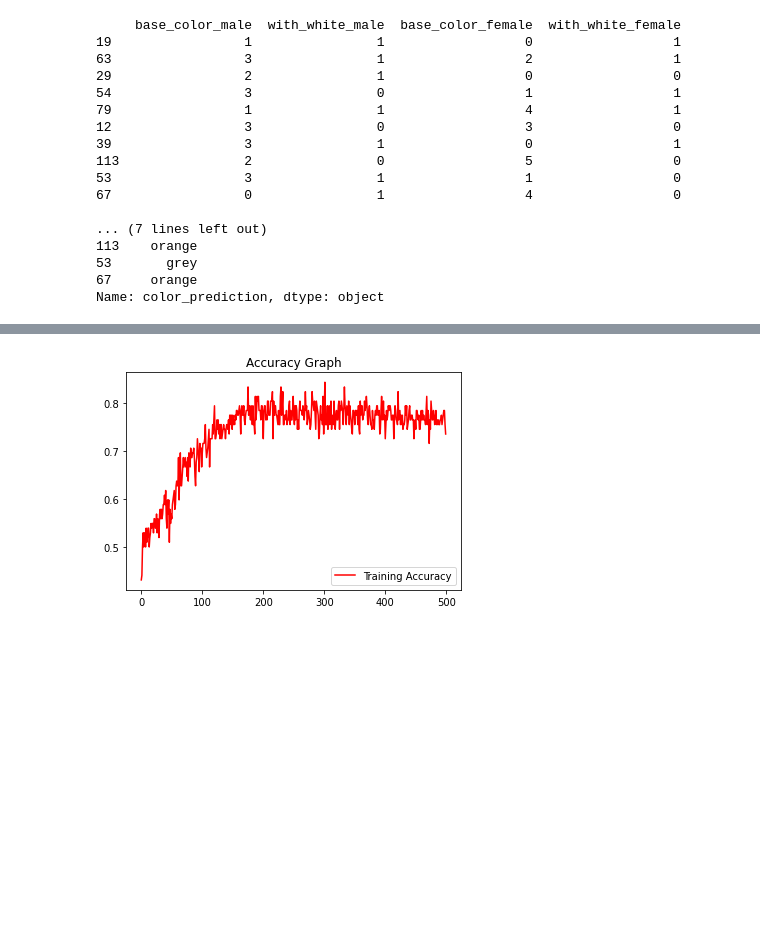
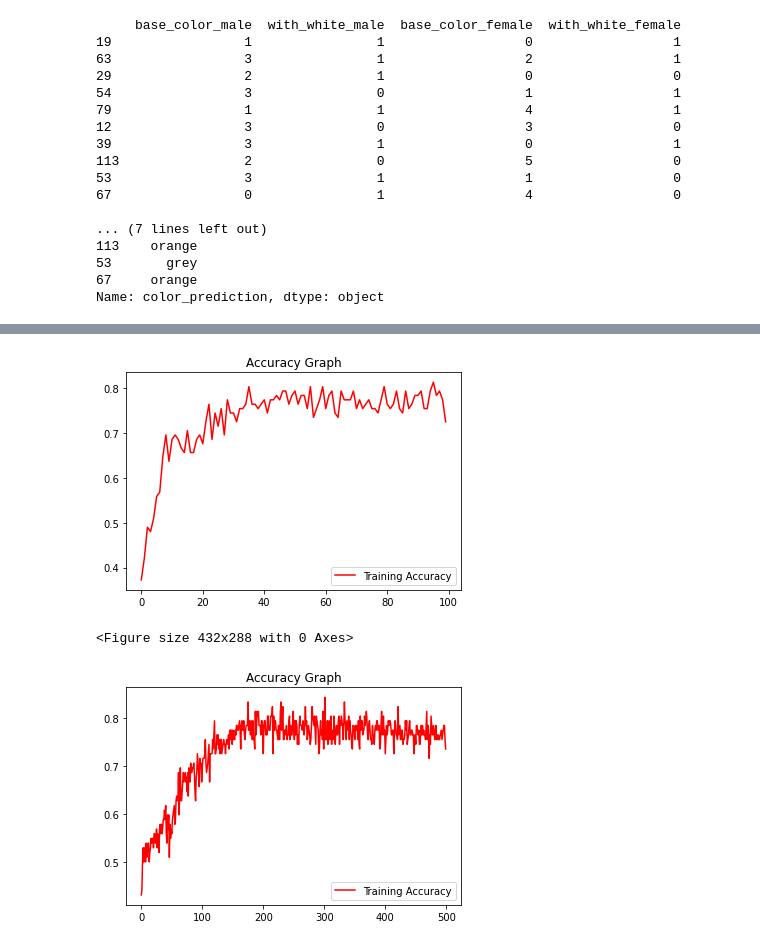
Before and after one commit to cat-pedigree/CatPedigree_ML_Model, a Jupyter notebook: model_pedigree.ipynb, the cells around one changed output, grey strips where cells are left out. Saved outputs shown, nothing was run; the diff lists cells and outputs as text; code cells hidden in the pictures; blank space fills up the shorter version.

```diff
--- a/model_pedigree.ipynb
+++ b/model_pedigree.ipynb
@@ -197,3 +224,8 @@ def result_visualization(model_result):
+# %%
+result_visualization(history) # 100 epochs using lstm
+# %% [output]
+[figure, added]
+<Figure size 432x288 with 0 Axes>
 # %%
 result_visualization(history) # 500 epochs
 # %% [output]
```
Also changed, not shown: parts of 5 cells of this notebook.
